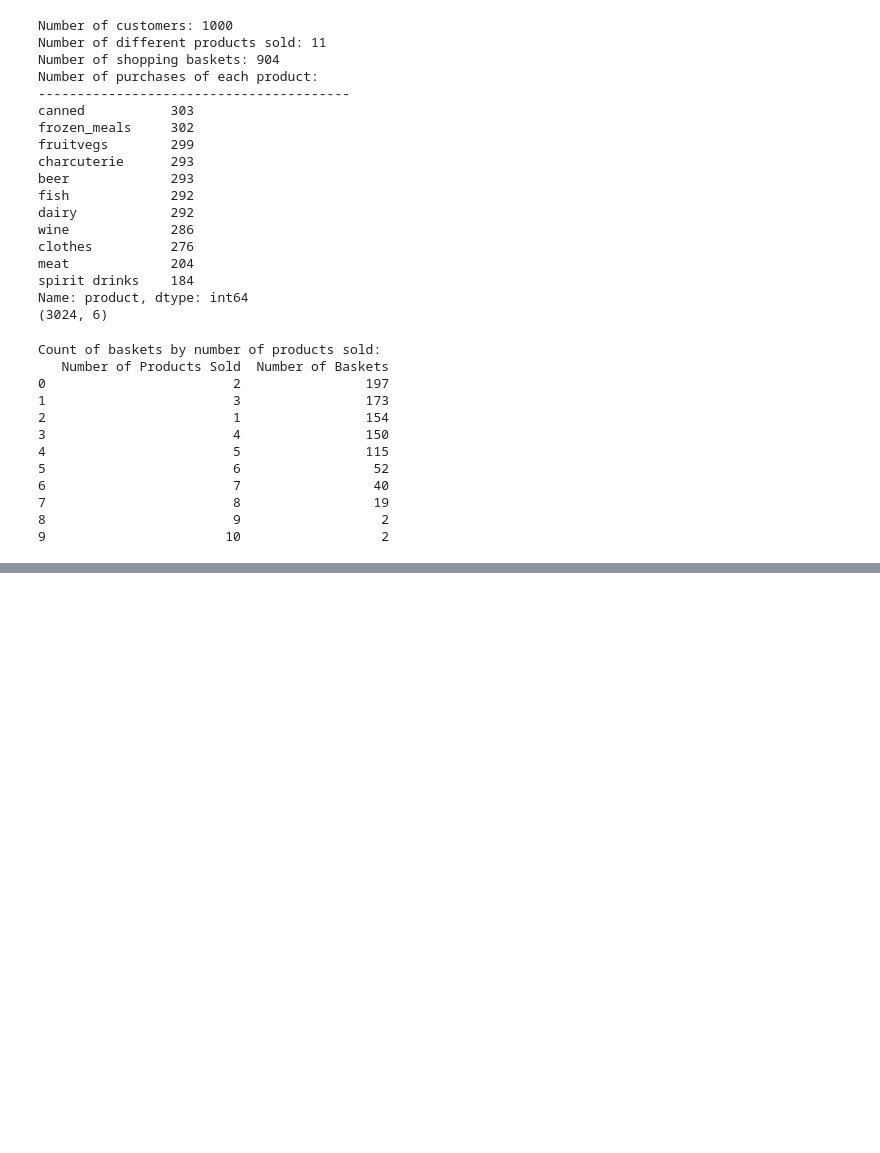
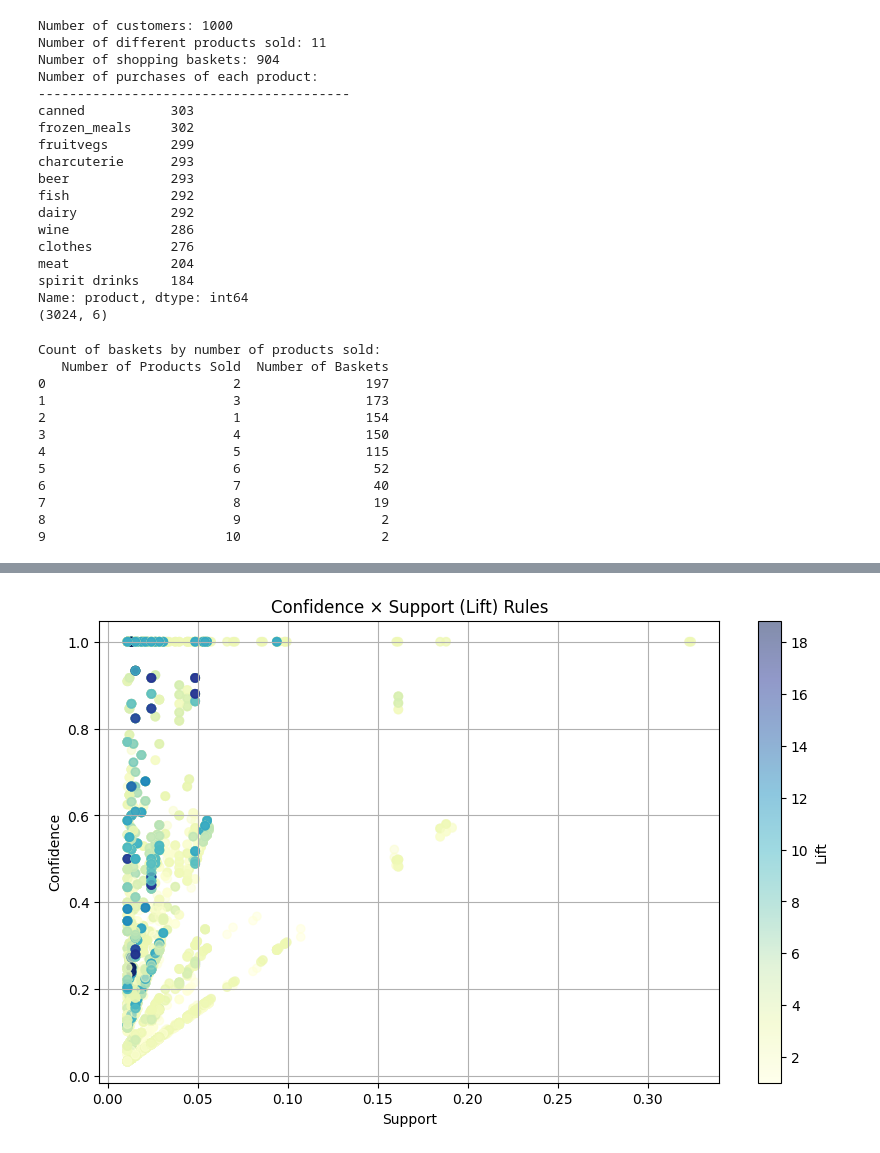
Before and after one commit to tassiogomes/AprendendoGit, a Jupyter notebook: MINDD_PL05.ipynb, the cells around one changed output, grey strips where cells are left out. Drawn from its saved outputs; the diff is of its cells as text; code cells hidden in the pictures; blank space fills up the shorter version.

```diff
--- a/MINDD_PL05.ipynb
+++ b/MINDD_PL05.ipynb
@@ -95,3 +97,21 @@ Count of baskets by number of products sold:
 7                        8                 19
 8                        9                  2
 9                       10                  2
+# %%
+# Crie uma coluna que representa cada cesta
+df_compras['Basket'] = df_compras.groupby('client').cumcount() + 1
+
+# Crie uma tabela pivot com a representação one-hot das cestas
+basket_pivot = pd.pivot_table(df_compras, values='value', index='Basket', columns='product', aggfunc=np.any, fill_value=False)
+
+# Converta os valores booleanos em valores numéricos (0 e 1)
+basket_pivot = basket_pivot.astype(int)
+
+# Visualize a tabela pivot como uma representação one-hot das cestas
+plt.figure(figsize=(12, 6))
+plt.imshow(basket_pivot, cmap='YlGnBu', aspect='auto')
+plt.title('One-Hot Encoded Basket Representation')
+plt.xlabel('Products')
+plt.ylabel('Baskets')
+plt.colorbar(label='Presence (1) or Absence (0)')
+plt.show()
@@ -97,0 +274,23 @@ Count of baskets by number of products sold:
+# %%
+from mlxtend.frequent_patterns import apriori
+from mlxtend.frequent_patterns import association_rules
+
+# Suponha que 'basket_pivot' seja a tabela pivot com a representação one-hot das cestas
+# Supmin = 1% (0.01) e Confmin = 10% (0.10)
+frequent_itemsets = apriori(basket_pivot, min_support=0.01, use_colnames=True)
+rules = association_rules(frequent_itemsets, metric="lift", min_threshold=1.0)
+# %%
+import matplotlib.pyplot as plt
+
+# Gráfico de dispersão da Confiança x Suporte (com cores representando o Lift)
+plt.figure(figsize=(10, 6))
+plt.scatter(rules['support'], rules['confidence'], c=rules['lift'], cmap='YlGnBu', marker='o', alpha=0.5)
+plt.title('Confidence × Support (Lift) Rules')
+plt.xlabel('Support')
+plt.ylabel('Confidence')
+cbar = plt.colorbar()
+cbar.set_label('Lift')
+plt.grid(True)
+plt.show()
+# %% [output]
+[figure, added]
```
Also changed, not shown: parts of 6 cells of this notebook.
